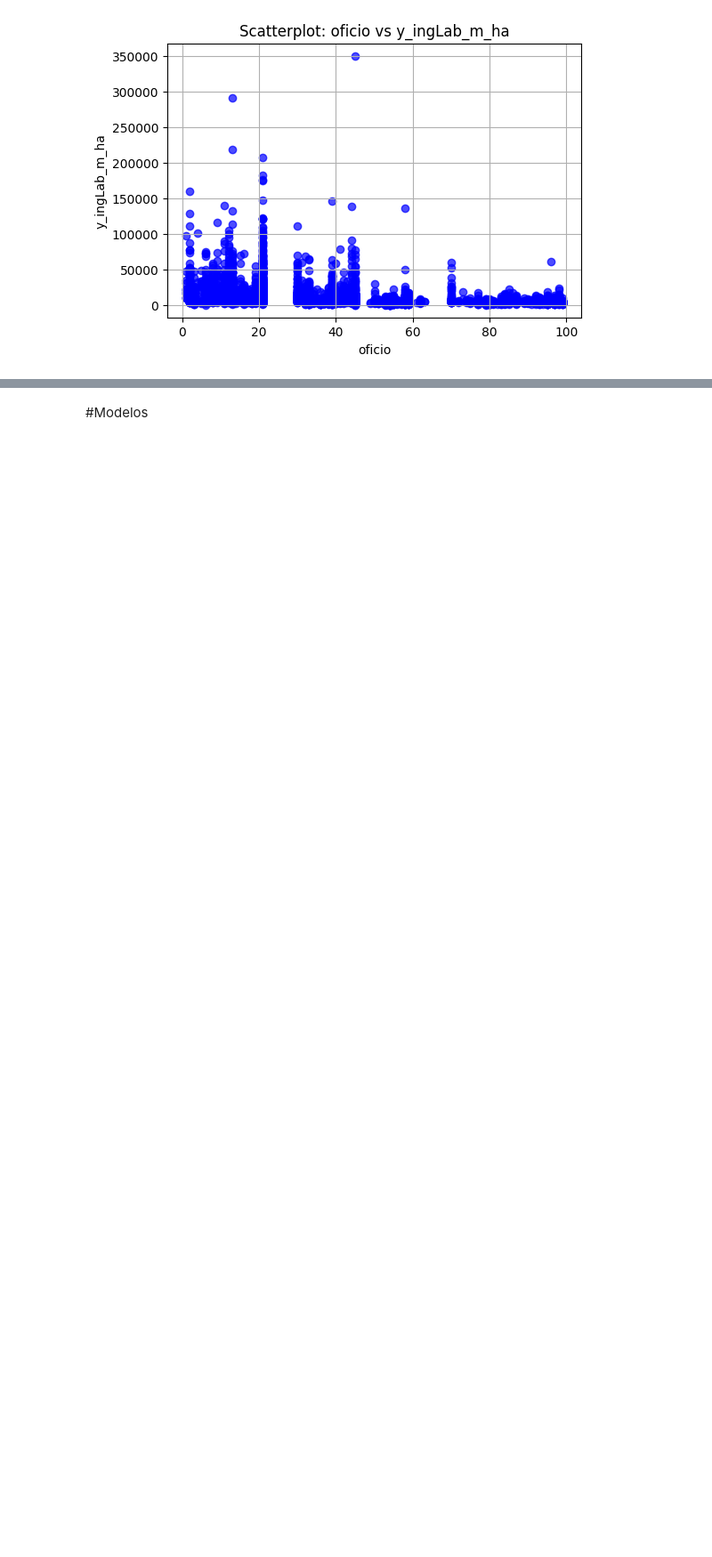
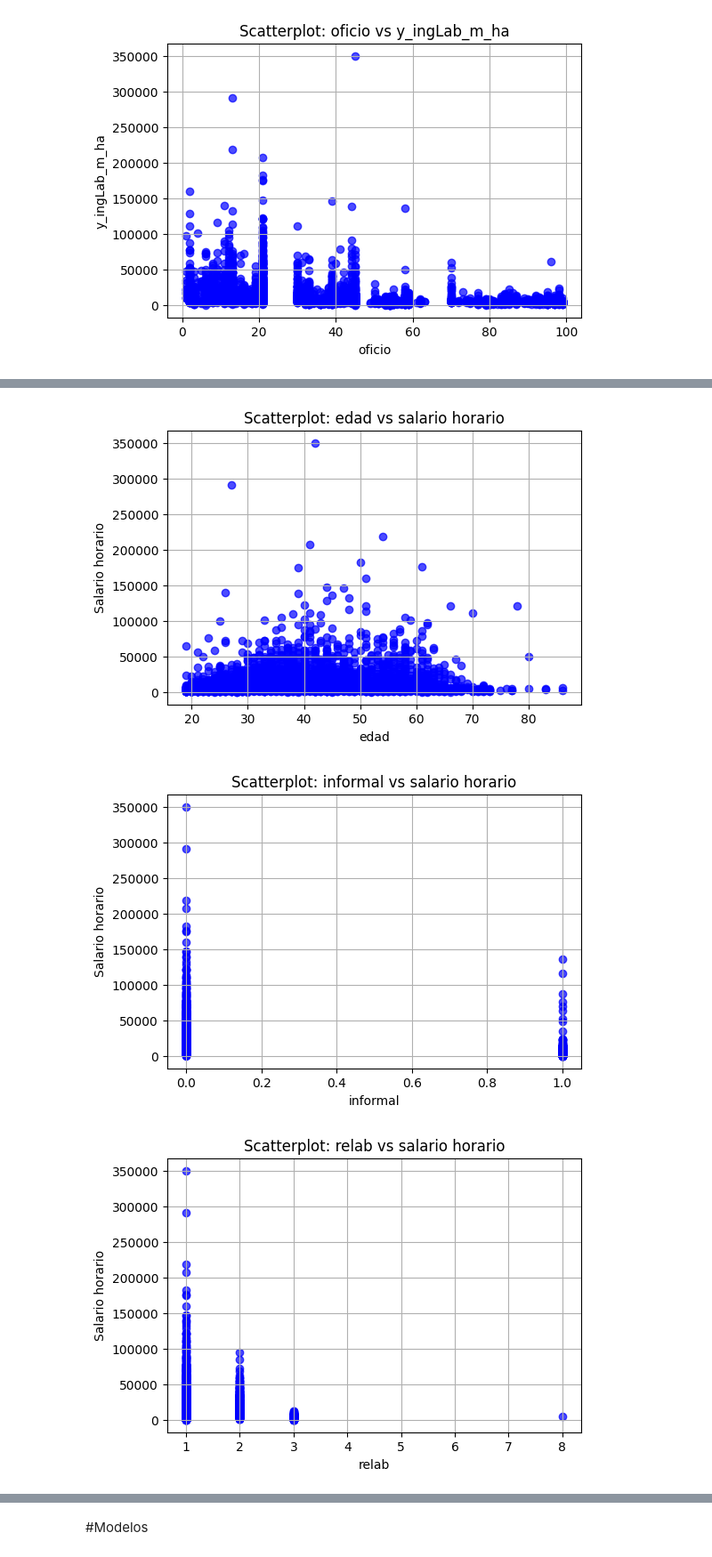
Before and after one commit to carolinabasile/ProblemSet1_MachineLearning, a Jupyter notebook: Analysis.ipynb, the cells around one changed output, grey strips where cells are left out. Shown at 89% size. Cells and saved outputs as stored; diff of their text form; code cells hidden in the pictures; blank space fills up the shorter version.

```diff
--- a/Analysis.ipynb
+++ b/Analysis.ipynb
@@ -392,0 +662,19 @@ for var in variables_independientes:
+# %%
+# Defino las variables independientes y la dependiente
+variables_independientes = ["edad", "informal", "relab", "antig", "sexo", "sizeFirm","maxEducLevel"]
+
+variable_dependiente = "y_ingLab_m_ha"
+
+# Creo scatterplots entre hour_wage y cada variable independiente
+for var in variables_independientes:
+    plt.figure(figsize=(6, 4))
+    plt.scatter(df_limpio[var], df_limpio[variable_dependiente], alpha=0.7, color='b')
+    plt.title(f"Scatterplot: {var} vs salario horario")
+    plt.xlabel(var)
+    plt.ylabel("Salario horario")
+    plt.grid(True)
+    plt.show()
+# %% [output]
+[figure, added]
+[figure, added]
+[figure, added]
```
Also changed, not shown: parts of 38 cells of this notebook.
